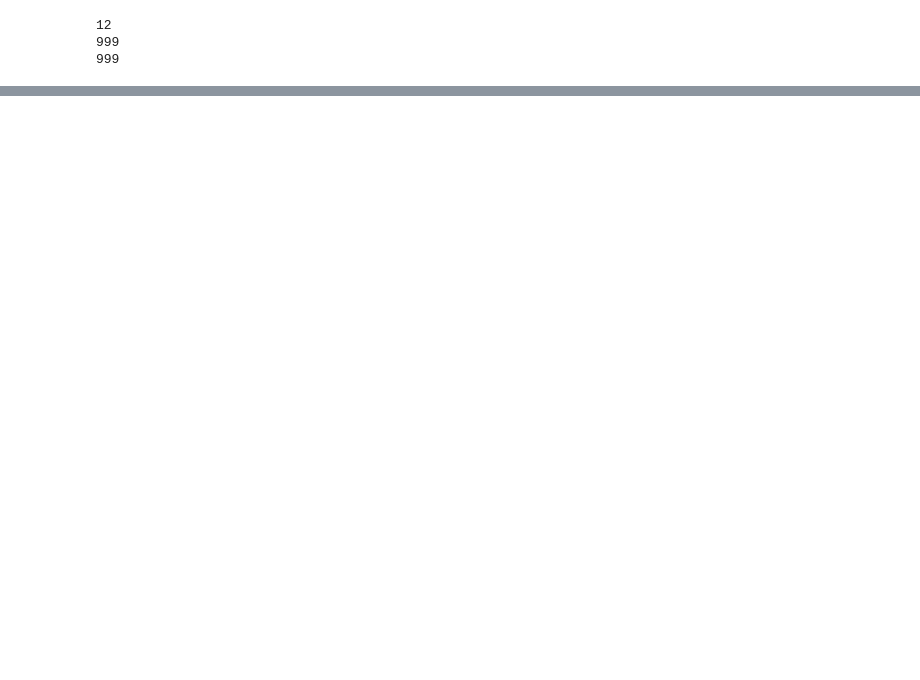
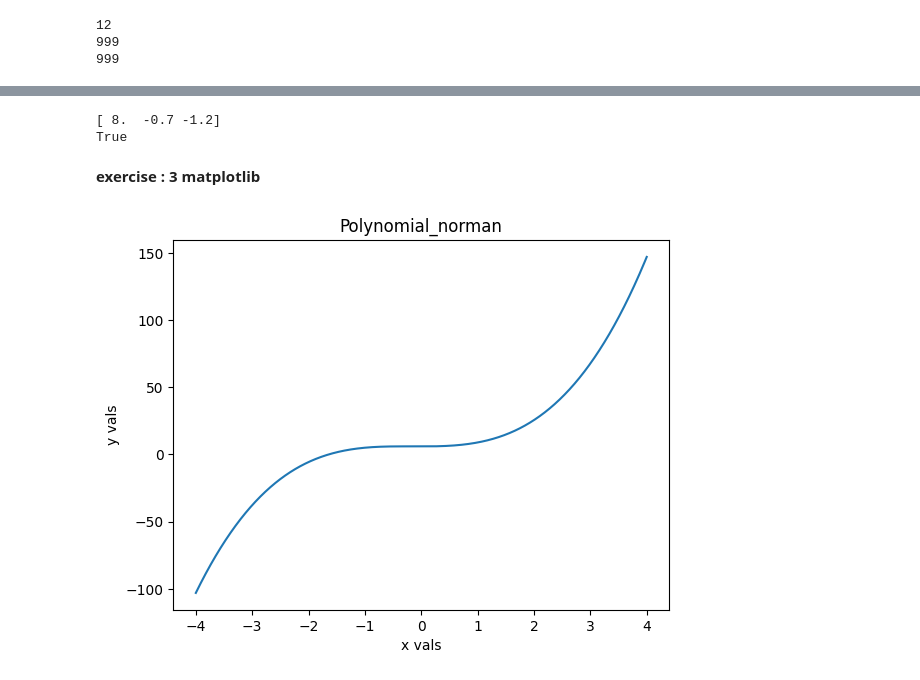
Before and after one commit to norman-glad/bureau_of_mess, a Jupyter notebook: asg1_pre_pro/asg1.ipynb, the cells around one changed output, grey strips where cells are left out. Cells and saved outputs as stored; diff of their text form; code cells hidden in the pictures; blank space fills up the shorter version.

```diff
--- a/asg1_pre_pro/asg1.ipynb
+++ b/asg1_pre_pro/asg1.ipynb
@@ -91,0 +273,35 @@ Failing students: Index(['everybody'], dtype='object')
+# %%
+coefficients = np.array([
+    [2, 4, 1],
+    [3, 8, 2],
+    [1, 2, 3]
+])
+
+depend= np.array([12,16,3])
+sol = np.linalg.solve(coefficients, depend)
+print(sol)
+
+print(np.allclose(coefficients.dot(sol), depend))
+# %% [output]
+[ 8.  -0.7 -1.2]
+True
+# %% [markdown]
+**exercise : 3 matplotlib**
+# %%
+import numpy as np
+import matplotlib.pyplot as plt
+
+x = np.linspace(-4, 4, 1000)
+z = np.linspace(-5, 5, 1000)
+
+# Calculate y values
+y = x**2 + z**3 + 6
+
+# Plot x and y
+plt.plot(x, y)
+plt.title("Polynomial_norman")
+plt.xlabel("x vals")
+plt.ylabel("y vals")
+plt.show()
+# %% [output]
+[figure, added]
```
Also changed, not shown: parts of 21 cells of this notebook.
